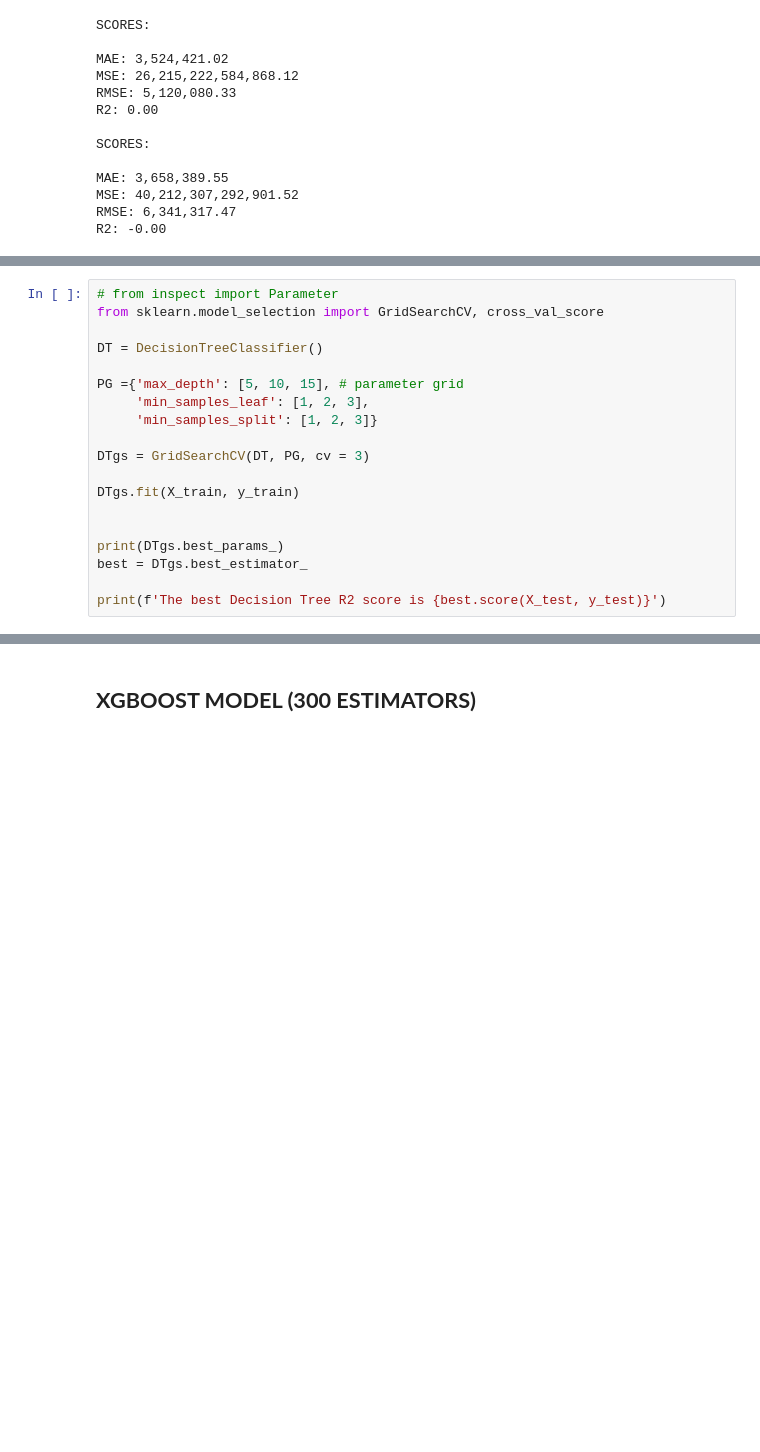
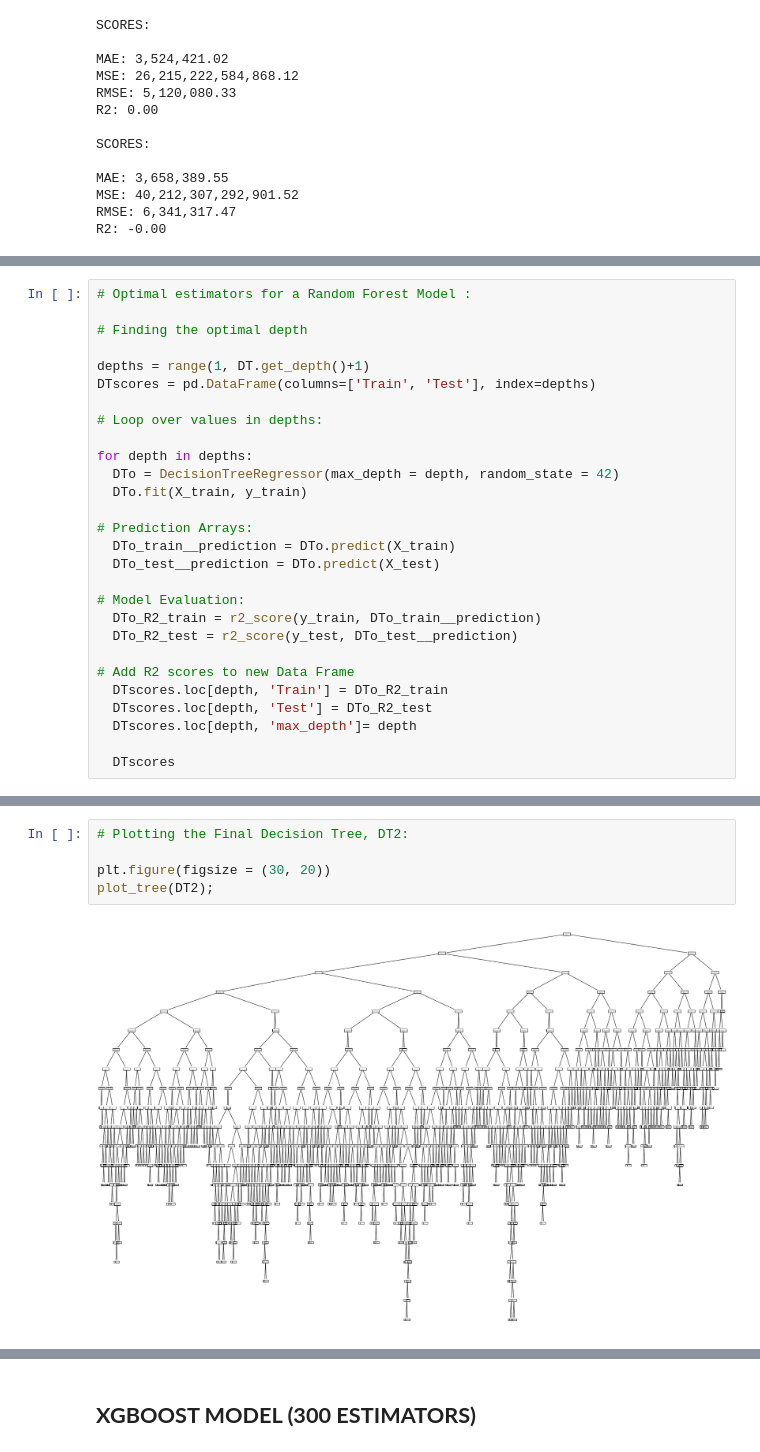
Before and after one commit to starkjones/NYC-Condominium-Rental-Income-Analysis, a Jupyter notebook: NYC_Condo_Comp_RI__Analysis.ipynb, the cells around one changed output, grey strips where cells are left out. Drawn from its saved outputs; the diff is of its cells as text; blank space fills up the shorter version.

```diff
--- a/NYC_Condo_Comp_RI__Analysis.ipynb
+++ b/NYC_Condo_Comp_RI__Analysis.ipynb
@@ -791,0 +771,28 @@ plt.ylabel('R2 Score\n');
+# %%
+# Optimal estimators for a Random Forest Model :
+
+# Finding the optimal depth
+
+depths = range(1, DT.get_depth()+1)
+DTscores = pd.DataFrame(columns=['Train', 'Test'], index=depths)
+
+# Loop over values in depths:
+
+for depth in depths:
+  DTo = DecisionTreeRegressor(max_depth = depth, random_state = 42)
+  DTo.fit(X_train, y_train)
+
+# Prediction Arrays:
+  DTo_train__prediction = DTo.predict(X_train)
+  DTo_test__prediction = DTo.predict(X_test)
+
+# Model Evaluation:
+  DTo_R2_train = r2_score(y_train, DTo_train__prediction)
+  DTo_R2_test = r2_score(y_test, DTo_test__prediction)
+
+# Add R2 scores to new Data Frame
+  DTscores.loc[depth, 'Train'] = DTo_R2_train
+  DTscores.loc[depth, 'Test'] = DTo_R2_test
+  DTscores.loc[depth, 'max_depth']= depth
+
+  DTscores
@@ -828,19 +874,7 @@ R2: 0.61
-# %%
-# from inspect import Parameter
-from sklearn.model_selection import GridSearchCV, cross_val_score
-
-DT = DecisionTreeClassifier()
-
-PG ={'max_depth': [5, 10, 15], # parameter grid
-     'min_samples_leaf': [1, 2, 3],
-     'min_samples_split': [1, 2, 3]}
-
-DTgs = GridSearchCV(DT, PG, cv = 3)
-
-DTgs.fit(X_train, y_train)
-
-
-print(DTgs.best_params_)
-best = DTgs.best_estimator_
-
-print(f'The best Decision Tree R2 score is {best.score(X_test, y_test)}')
+# %%
+# Plotting the Final Decision Tree, DT2:
+
+plt.figure(figsize = (30, 20))
+plot_tree(DT2);
+# %% [output]
+[figure, added]
```
Also changed, not shown: parts of 43 cells of this notebook.
